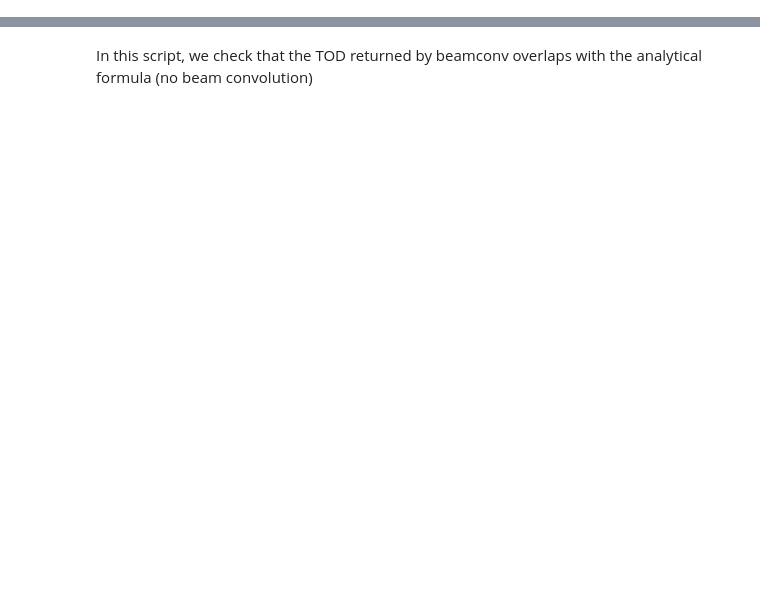
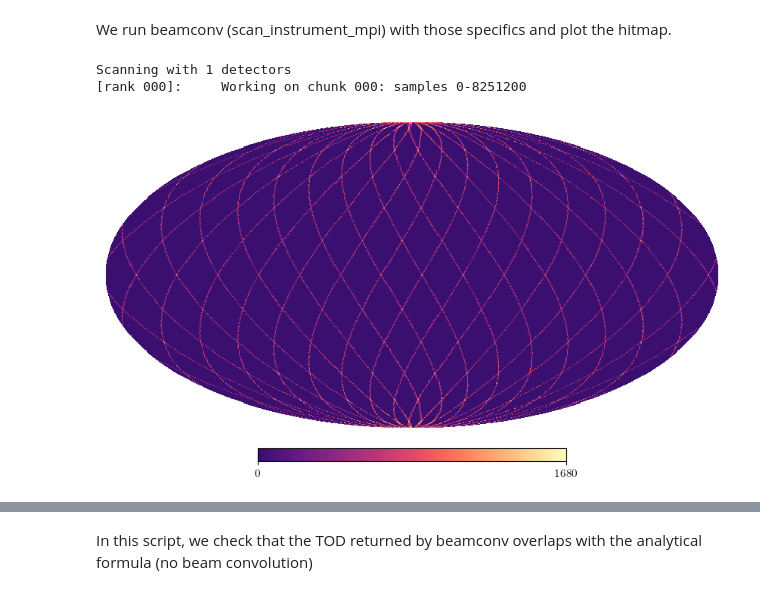
Before and after one commit to martamonelli/beamconv_again, a Jupyter notebook: notebooks/LiteBIRD-like.ipynb, the cells around one changed output, grey strips where cells are left out. Saved outputs shown, nothing was run; the diff lists cells and outputs as text; code cells hidden in the pictures; blank space fills up the shorter version.

```diff
--- a/notebooks/LiteBIRD-like.ipynb
+++ b/notebooks/LiteBIRD-like.ipynb
@@ -2,0 +65,3 @@
+# %%
+fwhm_arcmin = 5
+single_beam = Beam(btype='Gaussian', fwhm=fwhm_arcmin, lmax=lmax)
@@ -2,0 +70,47 @@
+# %%
+ctime0 = 1510000000                   # initial time
+
+duration = 3600*24*5                  # mission duration in s (5 days)
+fsamp = 19.1                          # sampling frequency in Hz
+nsamp = int(duration*fsamp)           # number of samples
+
+ptg = np.empty((nsamp,3))             # initializing pointings array
+ptg[:,0]=np.arange(nsamp)*1.5e-2      # theta
+ptg[:,1]=np.arange(nsamp)*1.1e-2        # phi
+ptg[:,2]=np.arange(nsamp)*np.pi*1e-2  # psi
+
+t_samp_array = np.arange(nsamp)/fsamp #
+# %% [markdown]
+We run beamconv (scan_instrument_mpi) with those specifics and plot the hitmap.
+# %%
+# from (theta,phi) to (ra,dec) convention
+# also, all angles are converted in degrees
+ra = np.degrees(ptg[:,1])
+dec = 90. - np.degrees(ptg[:,0])
+psi = np.degrees(ptg[:,2])
+
+# calculate the quaternion
+q_bore_array = qp.QPoint().radecpa2quat(ra, dec, psi)
+
+def ctime_test(**kwargs):
+    return ctime0 + t_samp_array[kwargs.pop('start'):kwargs.pop('end')]
+
+def q_bore_test(**kwargs):
+    return q_bore_array[kwargs.pop('start'):kwargs.pop('end')]
+
+S_ptg = ScanStrategy(duration=duration, sample_rate=fsamp, external_pointing=True)
+S_ptg.add_to_focal_plane(single_beam, combine=False)
+S_ptg.allocate_maps(nside=nside)
+S_ptg.scan_instrument_mpi(slm, save_tod=True, ctime_func=ctime_test,
+                          q_bore_func=q_bore_test, ctime_kwargs=dict(), q_bore_kwargs=dict())
+
+out_maps_ptg, cond, proj = S_ptg.solve_for_map(return_proj = True)
+
+hp.mollview(proj[0], cmap=new_cmap, title=r'')
+plt.savefig('proj_ptg.pdf')
+
+del(S_ptg, cond, proj)
+# %% [output]
+Scanning with 1 detectors
+[rank 000]:     Working on chunk 000: samples 0-8251200
+[figure, added]
```
Also changed, not shown: parts of 43 cells of this notebook, 2 other files.
